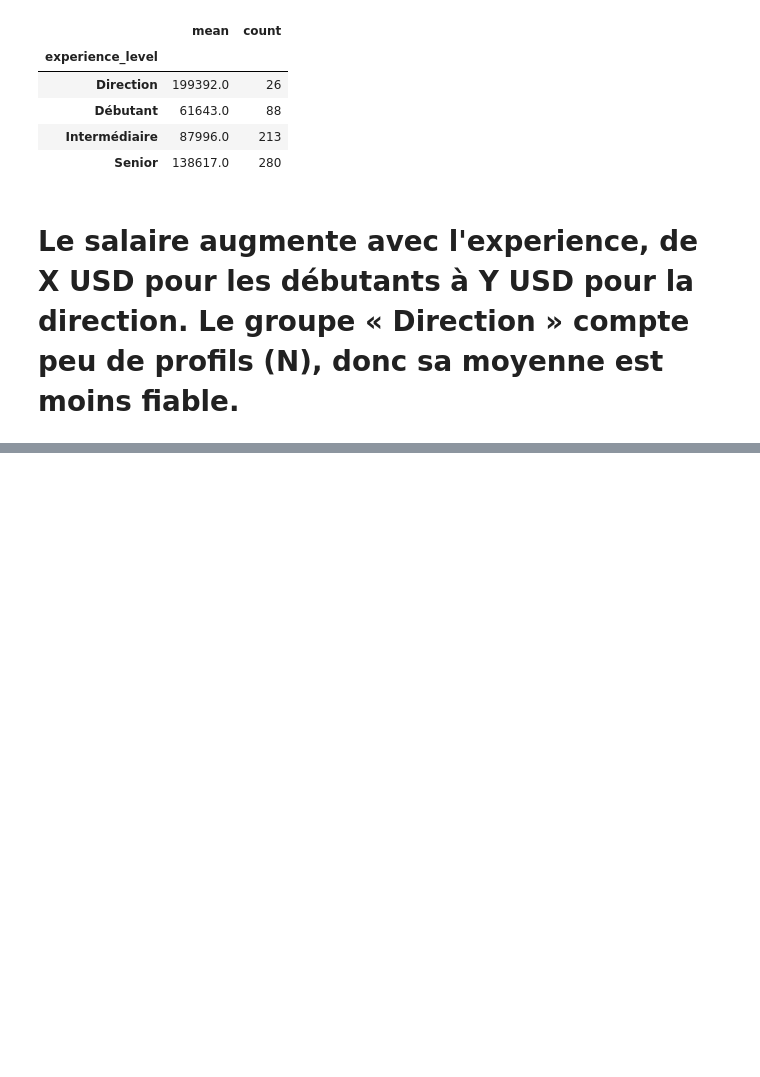
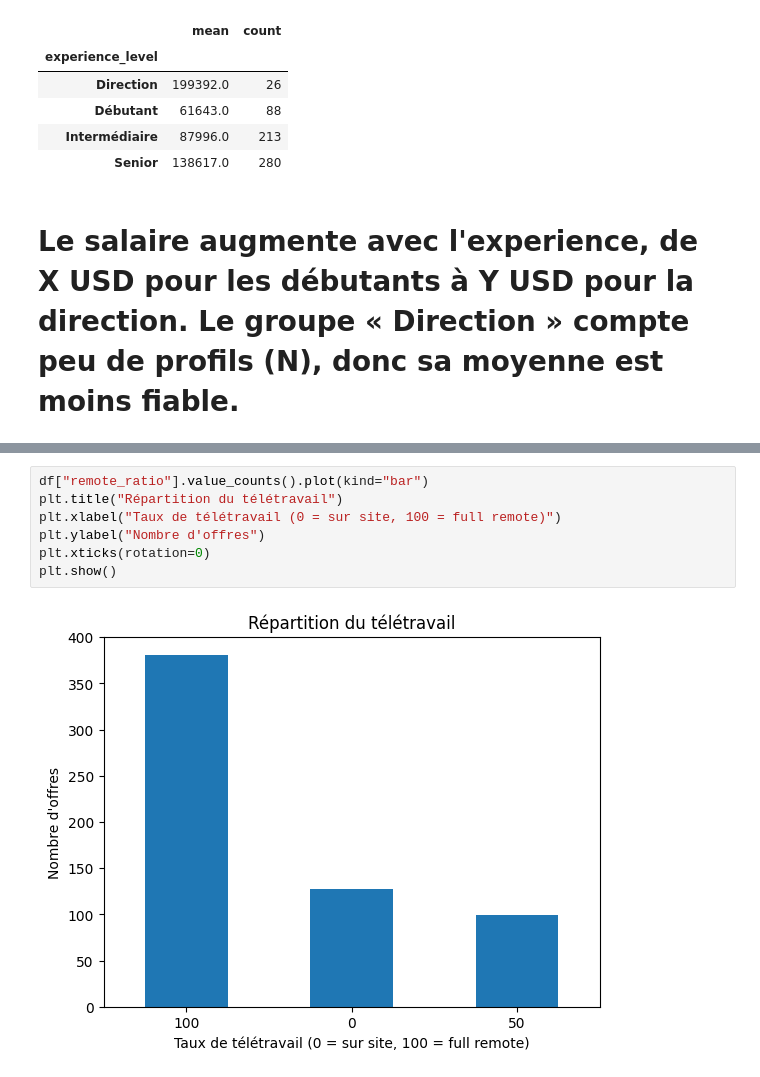
Before and after one commit to Oumaima257/analyse-emplois-data, a Jupyter notebook: analyse.ipynb, the cells around one changed output, grey strips where cells are left out. Drawn from its saved outputs; the diff is of its cells as text; blank space fills up the shorter version.

```diff
--- a/analyse.ipynb
+++ b/analyse.ipynb
@@ -101,0 +176,9 @@ df.groupby("experience_level")["salary_in_usd"].agg(["mean", "count"]).round(0)
+# %%
+df["remote_ratio"].value_counts().plot(kind="bar")
+plt.title("Répartition du télétravail")
+plt.xlabel("Taux de télétravail (0 = sur site, 100 = full remote)")
+plt.ylabel("Nombre d'offres")
+plt.xticks(rotation=0)
+plt.show()
+# %% [output]
+[figure, added]
```
Also changed, not shown: parts of 8 cells of this notebook.
